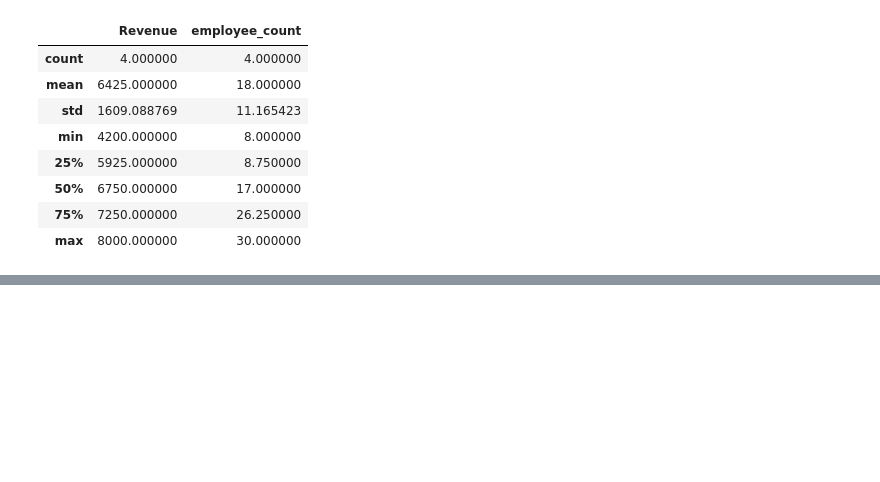
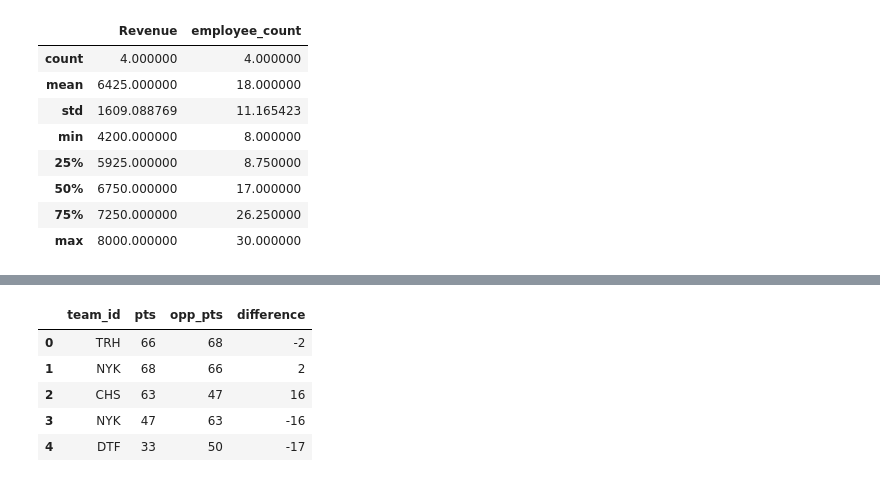
Before and after one commit to pragues90/H8_basic, a Jupyter notebook: Sesi_5_Pandas_Intro.ipynb, the cells around one changed output, grey strips where cells are left out. Drawn from its saved outputs; the diff is of its cells as text; code cells hidden in the pictures; blank space fills up the shorter version.

```diff
--- a/Sesi_5_Pandas_Intro.ipynb
+++ b/Sesi_5_Pandas_Intro.ipynb
@@ -291,0 +309,2 @@ with pd.option_context('display.max.columns', None):
+# %%
+nba = df.copy()
@@ -291,0 +335,2 @@ with pd.option_context('display.max.columns', None):
+# %%
+nba["year_explored"] = "2020"
@@ -291,0 +347,11 @@ with pd.option_context('display.max.columns', None):
+# %%
+nba["difference"] = nba["pts"] - nba["opp_pts"]
+# %%
+nba[["team_id", "pts", "opp_pts", "difference"]].head()
+# %% [output]
+|  | team_id | pts | opp_pts | difference |
+| 0 | TRH | 66 | 68 | -2 |
+| 1 | NYK | 68 | 66 | 2 |
+| 2 | CHS | 63 | 47 | 16 |
+| 3 | NYK | 47 | 63 | -16 |
+| 4 | DTF | 33 | 50 | -17 |
```
Also changed, not shown: parts of 18 cells of this notebook, 1 other file.
